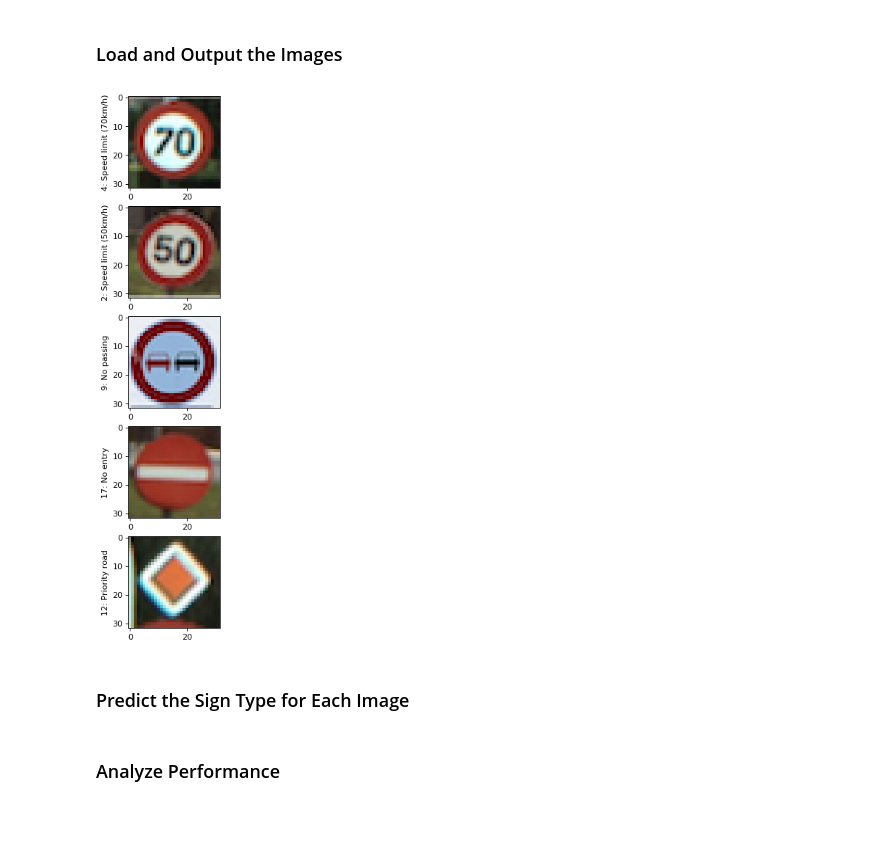
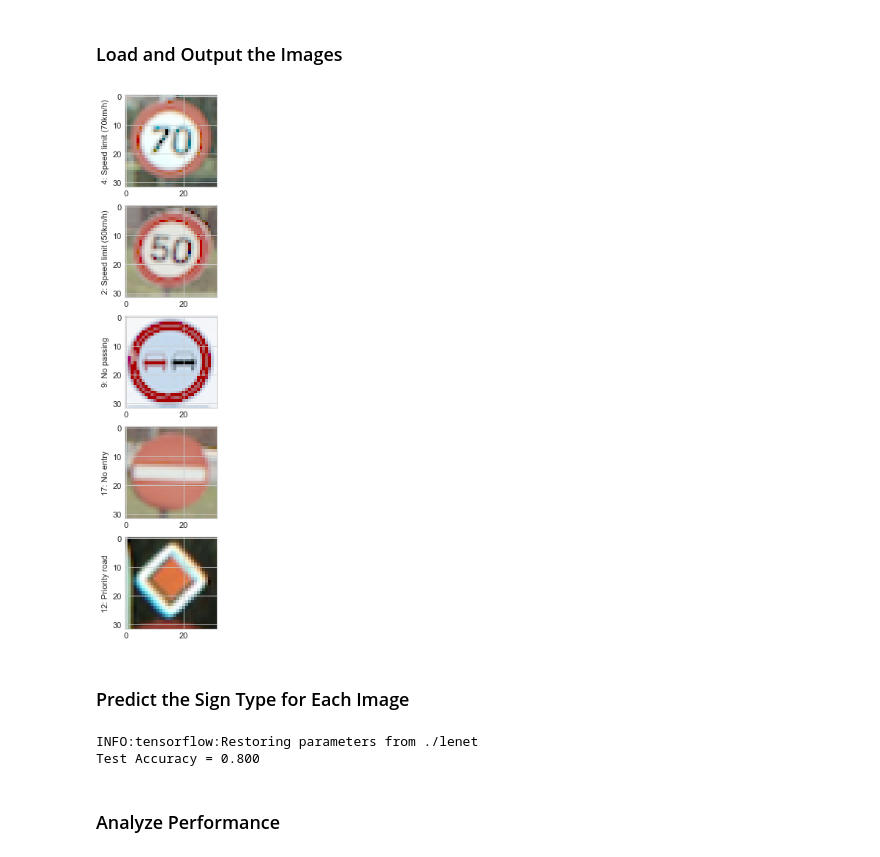
Before and after one commit to wangjubo/Udacity, a Jupyter notebook: SelfDrivingCarNanoDegree/CarND-Traffic-Sign-Classifier-Project/Traffic_Sign_Classifier.ipynb, the cells around one changed output. Cells and saved outputs as stored; diff of their text form; code cells hidden in the pictures; blank space fills up the shorter version.

```diff
--- a/SelfDrivingCarNanoDegree/CarND-Traffic-Sign-Classifier-Project/Traffic_Sign_Classifier.ipynb
+++ b/SelfDrivingCarNanoDegree/CarND-Traffic-Sign-Classifier-Project/Traffic_Sign_Classifier.ipynb
@@ -376 +419,16 @@ Validation Accuracy = 0.951
 Model saved
+# %%
+# plot validation accuracy per iteration
+%matplotlib inline
+import matplotlib.pyplot as plt
+plt.style.use('seaborn-whitegrid')
+fig = plt.figure()
+ax = plt.axes()
+plt.title("Validation accuracy per iteration")
+plt.xlabel("Iteration")
+plt.ylabel("Accuracy")
+
+ax.plot(range(1, len(training_accuracy_per_iteration)+1), training_accuracy_per_iteration)
+ax.plot(range(1, len(validation_accuracy_per_iteration)+1), validation_accuracy_per_iteration)
+
+plt.savefig('validation_accuracy_per_iteration.png')
@@ -403,48 +458,66 @@ You may find `signnames.csv` useful as it contains mappings from the class id (i
 ### Load the images and plot them here.
 ### Feel free to use as many code cells as needed.
 
-from PIL import Image
 import glob
 import os
 import csv
+import imageio
 
 image_path = "test_samples_from_web"
-image_list = []
+test_X_image_from_web_list = []
+test_y_image_from_web_list = []
+
 file_name_list = []
 for filename in glob.glob(os.path.join(image_path, "*.png")):
-    im=Image.open(filename)
-    image_list.append(im)
+    im=imageio.imread(filename)
+    test_X_image_from_web_list.append(im)
     file_name_list.append(filename)
 
 
 import matplotlib.pyplot as plt
 from matplotlib.pyplot import figure
 %matplotlib inline
 
 # for each class, show a random train image with that class
 figure(num=None, figsize=(16, 12), dpi=80, facecolor='w', edgecolor='k')
 
 sign_name_mapping = {}
 sign_name_mapping_file_name = "signnames.csv"
 with open(sign_name_mapping_file_name) as f:
     reader = csv.DictReader(f)
     for row in reader:
 #         print(row['ClassId'], row['SignName'])
         sign_name_mapping[row['ClassId']] = row['SignName']
 
 
-for index, img in enumerate(image_list):
-    ax = plt.subplot(len(image_list), 1, index+1)
+for index, img in enumerate(test_X_image_from_web_list):
+    ax = plt.subplot(len(test_X_image_from_web_list), 1, index+1)
     plt.imshow(img)
     label_index = file_name_list[index].strip(".png").split("#")[1]
+
+    test_y_image_from_web_list.append(int(label_index))
+
     label_string = sign_name_mapping[str(label_index)]
     ax.set_ylabel("{}: {}".format(label_index, label_string))
 # %% [output]
-[figure, old version]
+[figure, new version]
 # %% [markdown]
 ### Predict the Sign Type for Each Image
 # %%
 ### Run the predictions here and use the model to output the prediction for each image.
 ### Make sure to pre-process the images with the same pre-processing pipeline used earlier.
 ### Feel free to use as many code cells as needed.
+
+# preprocess - color to grey and normalize
+test_X_image_from_web_list = preprocess_datasets(test_X_image_from_web_list)
+test_result_image_from_web_list = []
+# test with images from web
+with tf.Session() as sess:
+    saver.restore(sess, tf.train.latest_checkpoint('.'))
+
+    test_accuracy = evaluate(test_X_image_from_web_list, test_y_image_from_web_list)
+    print("Test Accuracy = {:.3f}".format(test_accuracy))
+# %% [output]
+INFO:tensorflow:Restoring parameters from ./lenet
+Test Accuracy = 0.800
 # %% [markdown]
```
Also changed, not shown: parts of 14 cells of this notebook, 10 other files.
